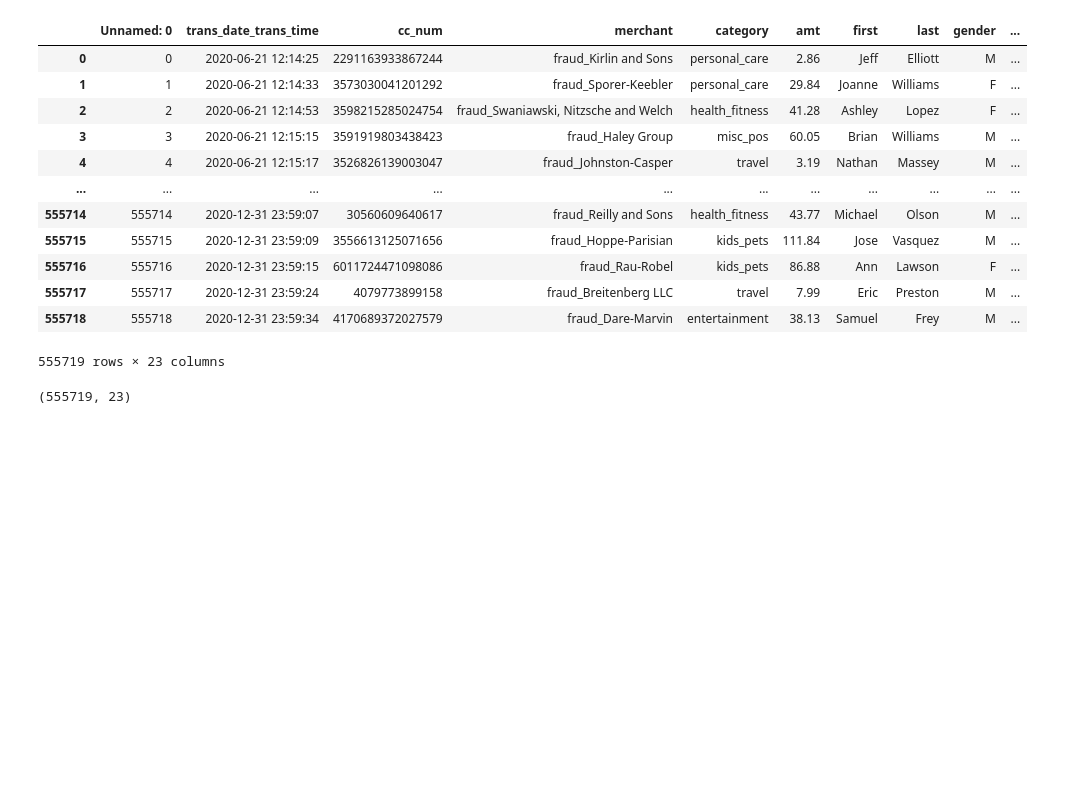
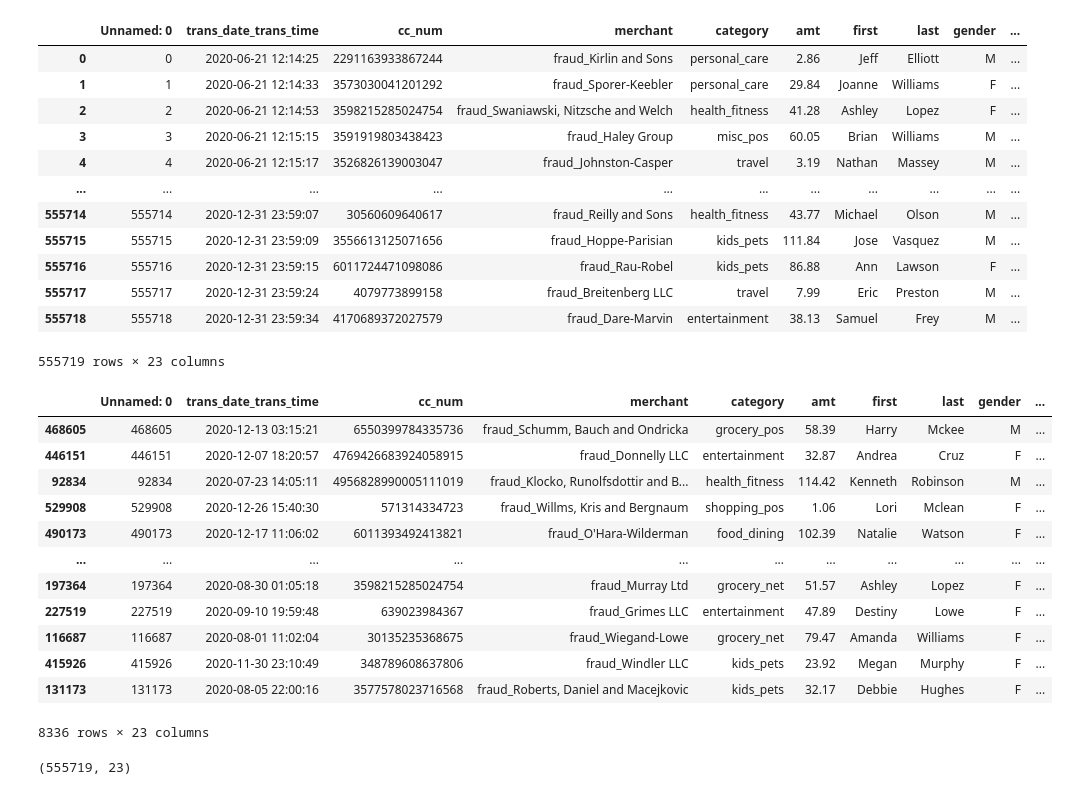
Before and after one commit to joshIsac/DeepLearningLab, a Jupyter notebook: 2348523_Multilayer_perceptron_lab2.ipynb, the cells around one changed output. Cells and saved outputs as stored; diff of their text form; code cells hidden in the pictures; blank space fills up the shorter version.

```diff
--- a/2348523_Multilayer_perceptron_lab2.ipynb
+++ b/2348523_Multilayer_perceptron_lab2.ipynb
@@ -29,6 +29,24 @@ cred_data1
 | 555717 | 555717 | 2020-12-31 23:59:24 | 4079773899158 | fraud_Breitenberg LLC | travel | 7.99 | Eric | Preston | M | ... |
 | 555718 | 555718 | 2020-12-31 23:59:34 | 4170689372027579 | fraud_Dare-Marvin | entertainment | 38.13 | Samuel | Frey | M | ... |
 555719 rows × 23 columns
+# %%
+#take only certain samples
+df=cred_data1.sample(frac =0.015)
+df
+# %% [output]
+|  | Unnamed: 0 | trans_date_trans_time | cc_num | merchant | category | amt | first | last | gender | ... |
+| 468605 | 468605 | 2020-12-13 03:15:21 | 6550399784335736 | fraud_Schumm, Bauch and Ondricka | grocery_pos | 58.39 | Harry | Mckee | M | ... |
+| 446151 | 446151 | 2020-12-07 18:20:57 | 4769426683924058915 | fraud_Donnelly LLC | entertainment | 32.87 | Andrea | Cruz | F | ... |
+| 92834 | 92834 | 2020-07-23 14:05:11 | 4956828990005111019 | fraud_Klocko, Runolfsdottir and B... | health_fitness | 114.42 | Kenneth | Robinson | M | ... |
+| 529908 | 529908 | 2020-12-26 15:40:30 | 571314334723 | fraud_Willms, Kris and Bergnaum | shopping_pos | 1.06 | Lori | Mclean | F | ... |
+| 490173 | 490173 | 2020-12-17 11:06:02 | 6011393492413821 | fraud_O'Hara-Wilderman | food_dining | 102.39 | Natalie | Watson | F | ... |
+| ... | ... | ... | ... | ... | ... | ... | ... | ... | ... | ... |
+| 197364 | 197364 | 2020-08-30 01:05:18 | 3598215285024754 | fraud_Murray Ltd | grocery_net | 51.57 | Ashley | Lopez | F | ... |
+| 227519 | 227519 | 2020-09-10 19:59:48 | 639023984367 | fraud_Grimes LLC | entertainment | 47.89 | Destiny | Lowe | F | ... |
+| 116687 | 116687 | 2020-08-01 11:02:04 | 30135235368675 | fraud_Wiegand-Lowe | grocery_net | 79.47 | Amanda | Williams | F | ... |
+| 415926 | 415926 | 2020-11-30 23:10:49 | 348789608637806 | fraud_Windler LLC | kids_pets | 23.92 | Megan | Murphy | F | ... |
+| 131173 | 131173 | 2020-08-05 22:00:16 | 3577578023716568 | fraud_Roberts, Daniel and Macejkovic | kids_pets | 32.17 | Debbie | Hughes | F | ... |
+8336 rows × 23 columns
 # %%
 #shape of the dataset
 cred_data1.shape
```
